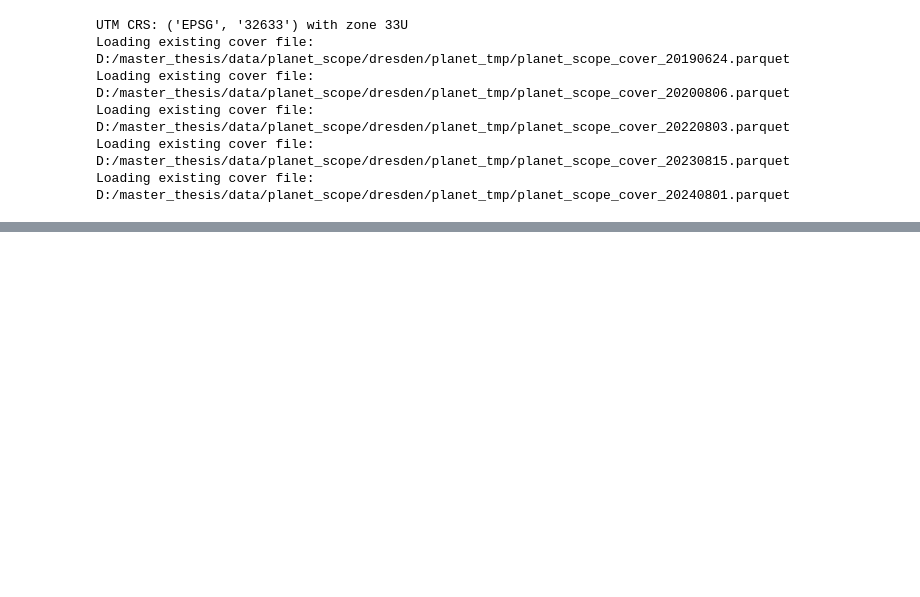
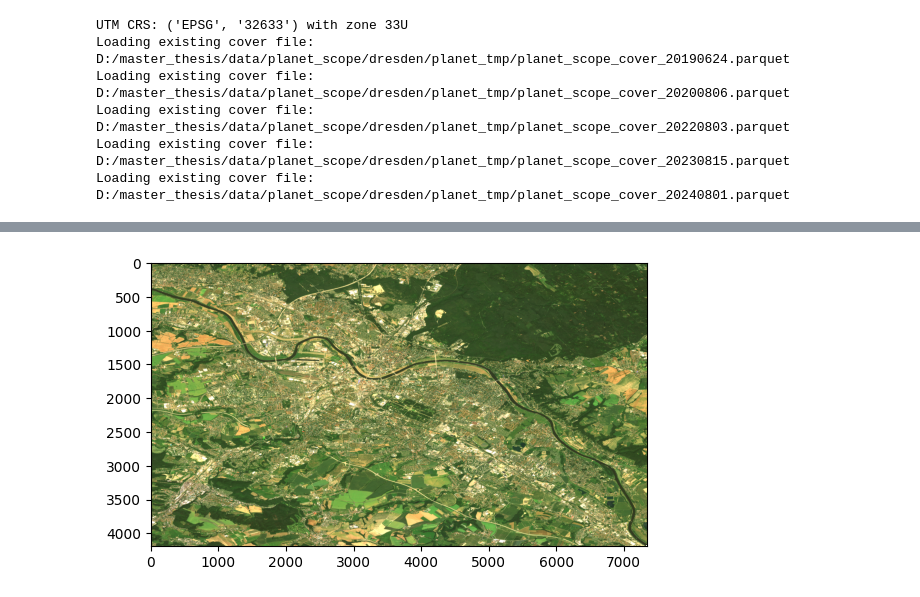
Before and after one commit to janneskruse/masterthesis_genai_spatialplan, a Jupyter notebook: code/data_acquisition/planetscope_to_xarray.ipynb, the cells around one changed output, grey strips where cells are left out. Cells and saved outputs as stored; diff of their text form; code cells hidden in the pictures; blank space fills up the shorter version.

```diff
--- a/code/data_acquisition/planetscope_to_xarray.ipynb
+++ b/code/data_acquisition/planetscope_to_xarray.ipynb
@@ -626,0 +971,16 @@ Failed to activate asset for https://api.planet.com/data/v1/item-types/PSScene/i
+# %%
+xds = xr.open_zarr(planet_zarr_name, consolidated=True)
+reflectance = xds.planetscope_sr_4band.isel(time=0)
+
+rgb = np.stack([
+    reflectance.isel(channel=2),
+    reflectance.isel(channel=1),
+    reflectance.isel(channel=0)
+], axis=-1)
+
+rgb = np.clip(rgb / np.nanpercentile(rgb, 98), 0, 1)
+plt.imshow(rgb)
+plt.show()
+plt.close()
+# %% [output]
+[figure, added]
```
Also changed, not shown: parts of 11 cells of this notebook, 2 other files.
